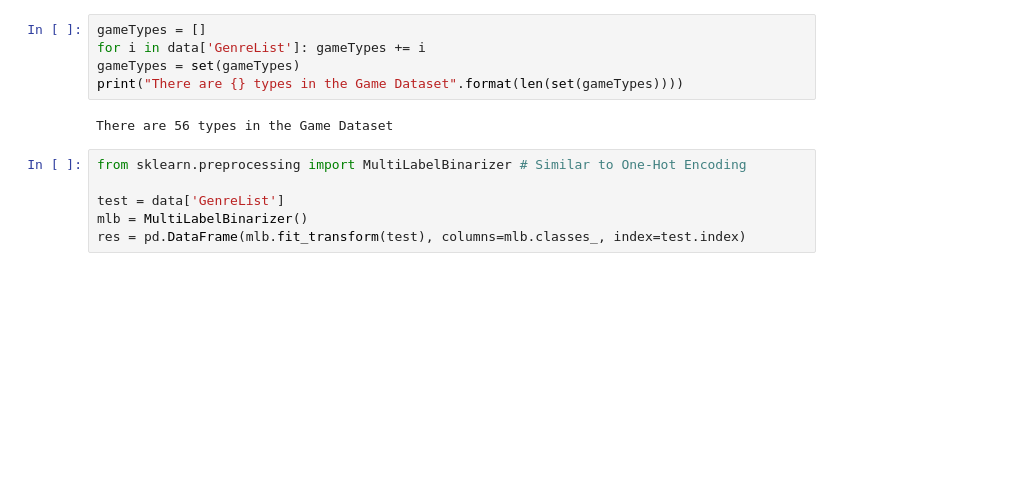
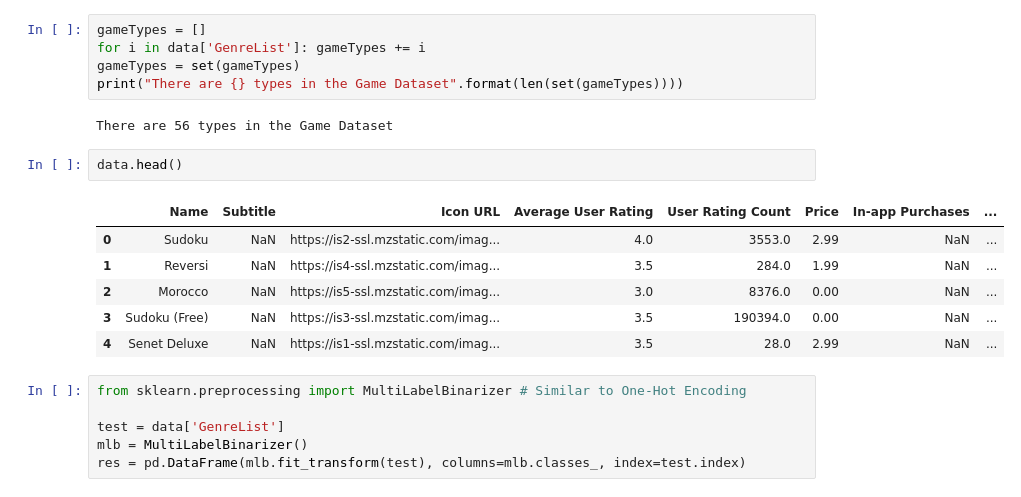
Before and after one commit to YourTeacher23/CCDP10003, a Jupyter notebook: mynotebook.ipynb, the cells around one changed output. Cells and saved outputs as stored; diff of their text form; blank space fills up the shorter version.

```diff
--- a/mynotebook.ipynb
+++ b/mynotebook.ipynb
@@ -50,6 +50,15 @@ gameTypes = set(gameTypes)
 print("There are {} types in the Game Dataset".format(len(set(gameTypes))))
 # %% [output]
 There are 56 types in the Game Dataset
+# %%
+data.head()
+# %% [output]
+|  | Name | Subtitle | Icon URL | Average User Rating | User Rating Count | Price | In-app Purchases | ... |
+| 0 | Sudoku | NaN | https://is2-ssl.mzstatic.com/imag... | 4.0 | 3553.0 | 2.99 | NaN | ... |
+| 1 | Reversi | NaN | https://is4-ssl.mzstatic.com/imag... | 3.5 | 284.0 | 1.99 | NaN | ... |
+| 2 | Morocco | NaN | https://is5-ssl.mzstatic.com/imag... | 3.0 | 8376.0 | 0.00 | NaN | ... |
+| 3 | Sudoku (Free) | NaN | https://is3-ssl.mzstatic.com/imag... | 3.5 | 190394.0 | 0.00 | NaN | ... |
+| 4 | Senet Deluxe | NaN | https://is1-ssl.mzstatic.com/imag... | 3.5 | 28.0 | 2.99 | NaN | ... |
 # %%
 from sklearn.preprocessing import MultiLabelBinarizer # Similar to One-Hot Encoding
 
```
Also changed, not shown: parts of 6 cells of this notebook.
